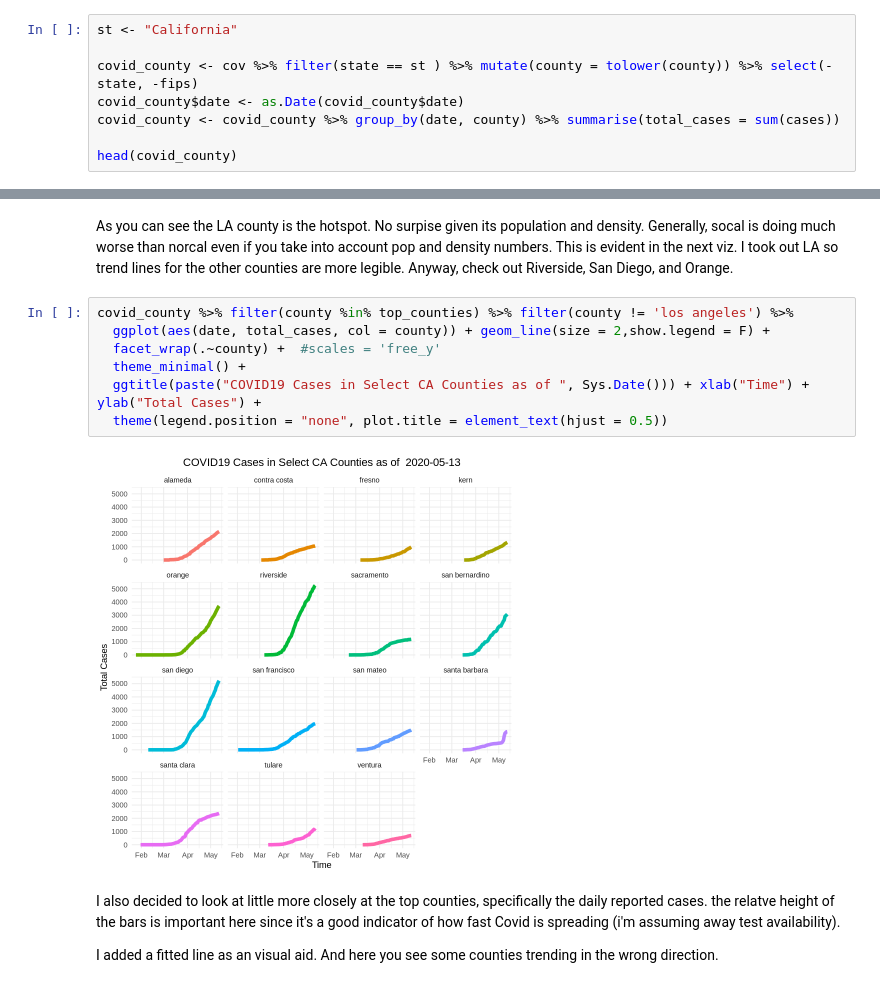
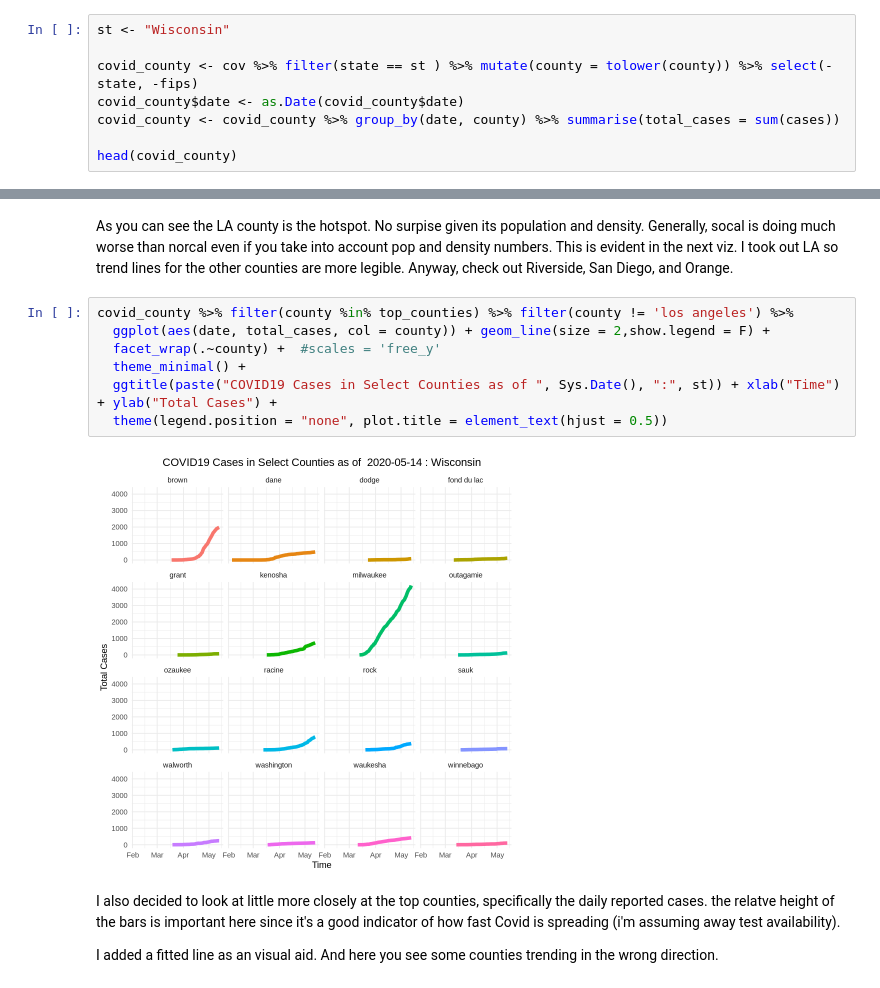
Before and after one commit to raym26/covid_by_county_EDA, a Jupyter notebook: Covid_by_county_EDA.ipynb, the cells around one changed output, grey strips where cells are left out. Drawn from its saved outputs; the diff is of its cells as text.

```diff
--- a/Covid_by_county_EDA.ipynb
+++ b/Covid_by_county_EDA.ipynb
@@ -56,5 +65,5 @@ Since i live in Cali...
 # %%
-st <- "California"
+st <- "Wisconsin"
 
 covid_county <- cov %>% filter(state == st ) %>% mutate(county = tolower(county)) %>% select(-state, -fips)
 covid_county$date <- as.Date(covid_county$date)
@@ -129,12 +145,12 @@ As you can see the LA county is the hotspot.  No surpise given its population an
 # %%
 covid_county %>% filter(county %in% top_counties) %>% filter(county != 'los angeles') %>%
   ggplot(aes(date, total_cases, col = county)) + geom_line(size = 2,show.legend = F) +
   facet_wrap(.~county) +  #scales = 'free_y'
   theme_minimal() +
-  ggtitle(paste("COVID19 Cases in Select CA Counties as of ", Sys.Date())) + xlab("Time") + ylab("Total Cases") +
+  ggtitle(paste("COVID19 Cases in Select Counties as of ", Sys.Date(), ":", st)) + xlab("Time") + ylab("Total Cases") +
   theme(legend.position = "none", plot.title = element_text(hjust = 0.5))
 # %% [output]
-[figure, old version]
+[figure, new version]
 # %% [markdown]
 I also decided to look at little more closely at the top counties, specifically the daily reported cases.  the relatve height of the bars is important here since it's a good indicator of how fast Covid is spreading (i'm assuming away test availability).
 
```
Also changed, not shown: parts of 13 cells of this notebook.
